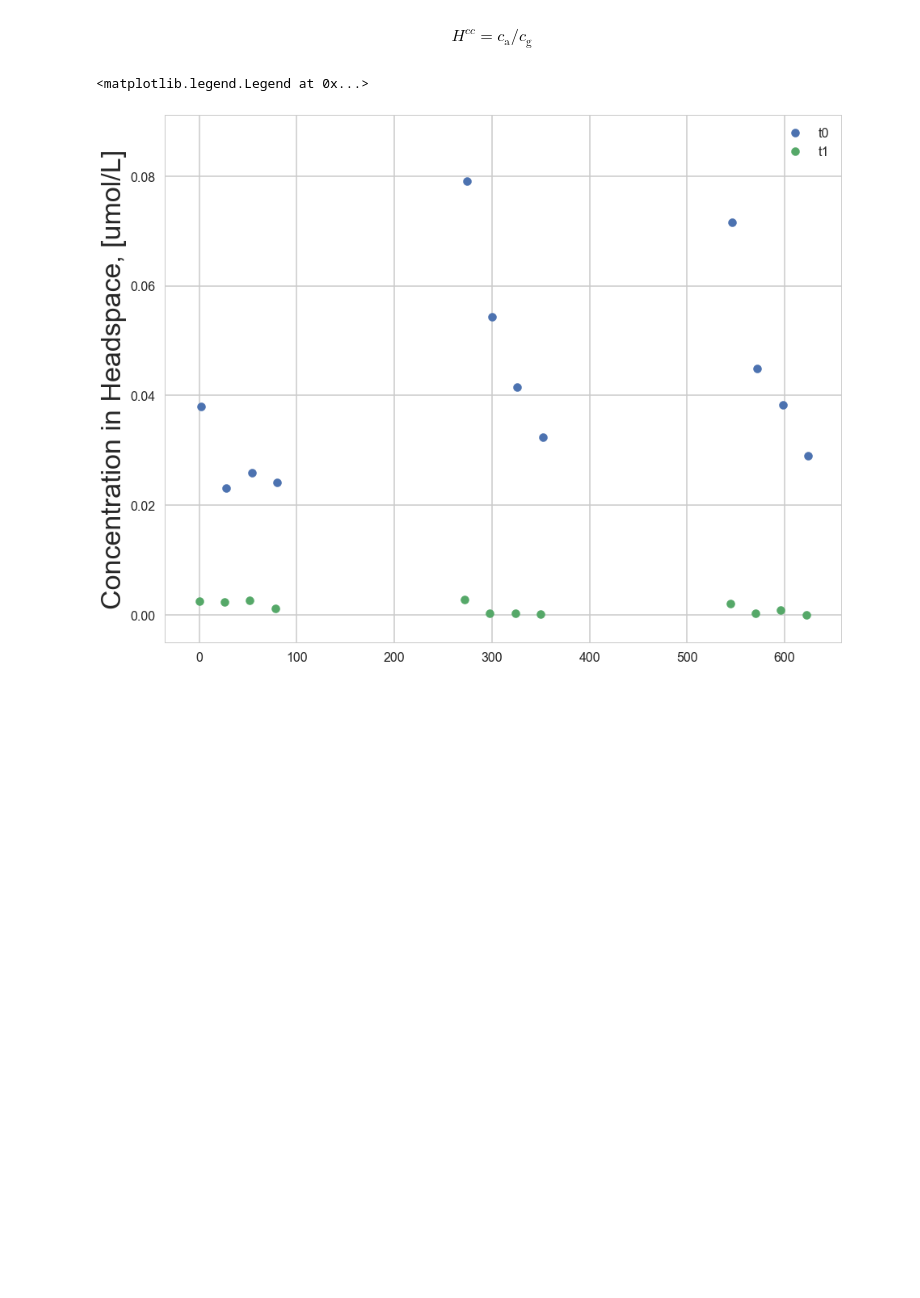
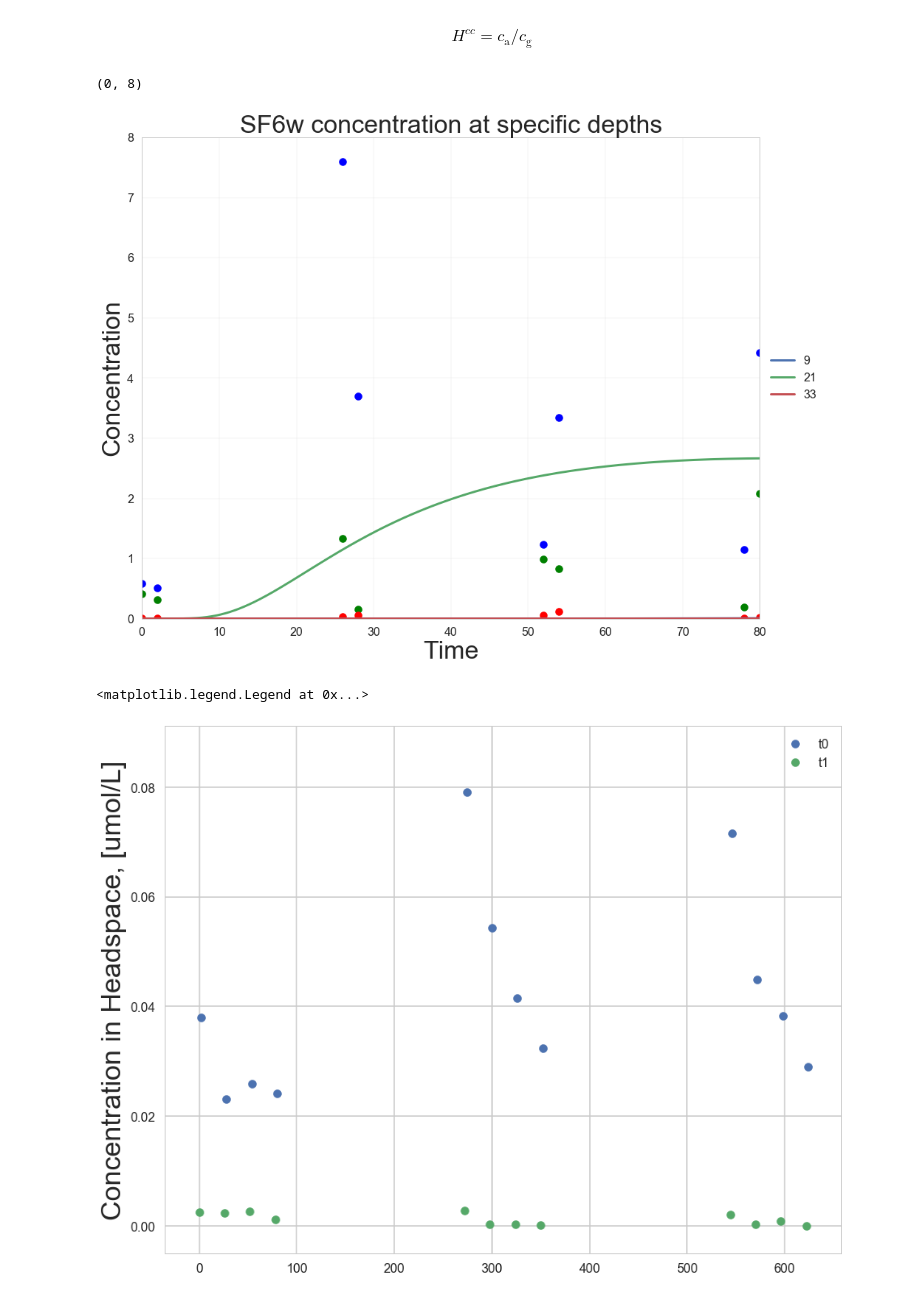
Before and after one commit to biogeochemistry/PorousMediaLab, a Jupyter notebook: examples/Tracer gas/tracer_gas_in_column.ipynb, the cells around one changed output. Saved outputs shown, nothing was run; the diff lists cells and outputs as text; code cells hidden in the pictures; blank space fills up the shorter version.

```diff
--- a/examples/Tracer gas/tracer_gas_in_column.ipynb
+++ b/examples/Tracer gas/tracer_gas_in_column.ipynb
@@ -106,5 +133,16 @@ ftc.plot_profiles()
 # %% [markdown]
 $${\displaystyle H^{cc}=c_{\text{a}}/c_{\text{g}}}$$
+# %%
+# 9, 21,33
+ftc.plot_depths('SF6w', depths=[9,21,33], time_to_plot=80)
+plt.scatter(Tm, C2, color='g')
+plt.scatter(Tm, C1, color='b')
+plt.scatter(Tm, C3, color='r')
+plt.xlim([0,80])
+plt.ylim([0,8])
+# %% [output]
+(0, 8)
+[figure, added]
 # %%
 plt.scatter(Tm[1::2], Ch[1::2], label='t0')
 plt.scatter(Tm[::2], Ch[::2], label='t1')
```
Also changed, not shown: parts of 11 cells of this notebook.
